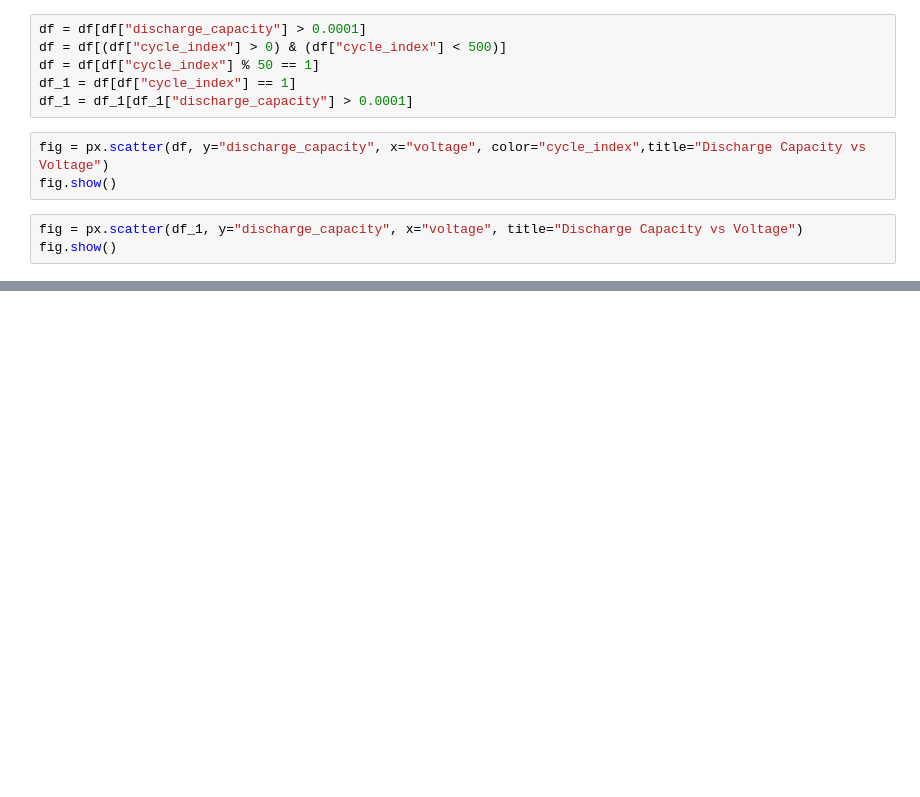
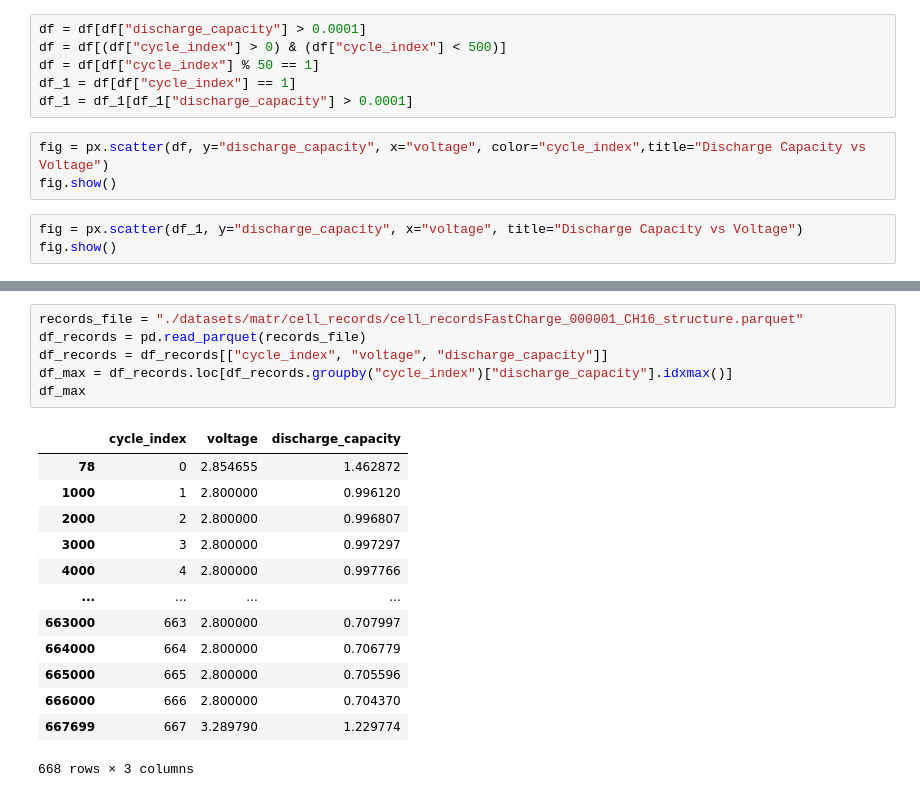
Before and after one commit to michaelreadyone/battery_life_prediction, a Jupyter notebook: cell_records_eda.ipynb, the cells around one changed output, grey strips where cells are left out. Drawn from its saved outputs; the diff is of its cells as text; blank space fills up the shorter version.

```diff
--- a/cell_records_eda.ipynb
+++ b/cell_records_eda.ipynb
@@ -76,0 +168,20 @@ df_1_discharge_capacity
+# %%
+records_file = "./datasets/matr/cell_records/cell_recordsFastCharge_000001_CH16_structure.parquet"
+df_records = pd.read_parquet(records_file)
+df_records = df_records[["cycle_index", "voltage", "discharge_capacity"]]
+df_max = df_records.loc[df_records.groupby("cycle_index")["discharge_capacity"].idxmax()]
+df_max
+# %% [output]
+|  | cycle_index | voltage | discharge_capacity |
+| 78 | 0 | 2.854655 | 1.462872 |
+| 1000 | 1 | 2.800000 | 0.996120 |
+| 2000 | 2 | 2.800000 | 0.996807 |
+| 3000 | 3 | 2.800000 | 0.997297 |
+| 4000 | 4 | 2.800000 | 0.997766 |
+| ... | ... | ... | ... |
+| 663000 | 663 | 2.800000 | 0.707997 |
+| 664000 | 664 | 2.800000 | 0.706779 |
+| 665000 | 665 | 2.800000 | 0.705596 |
+| 666000 | 666 | 2.800000 | 0.704370 |
+| 667699 | 667 | 3.289790 | 1.229774 |
+668 rows × 3 columns
```
Also changed, not shown: parts of 15 cells of this notebook, 5 other files.
